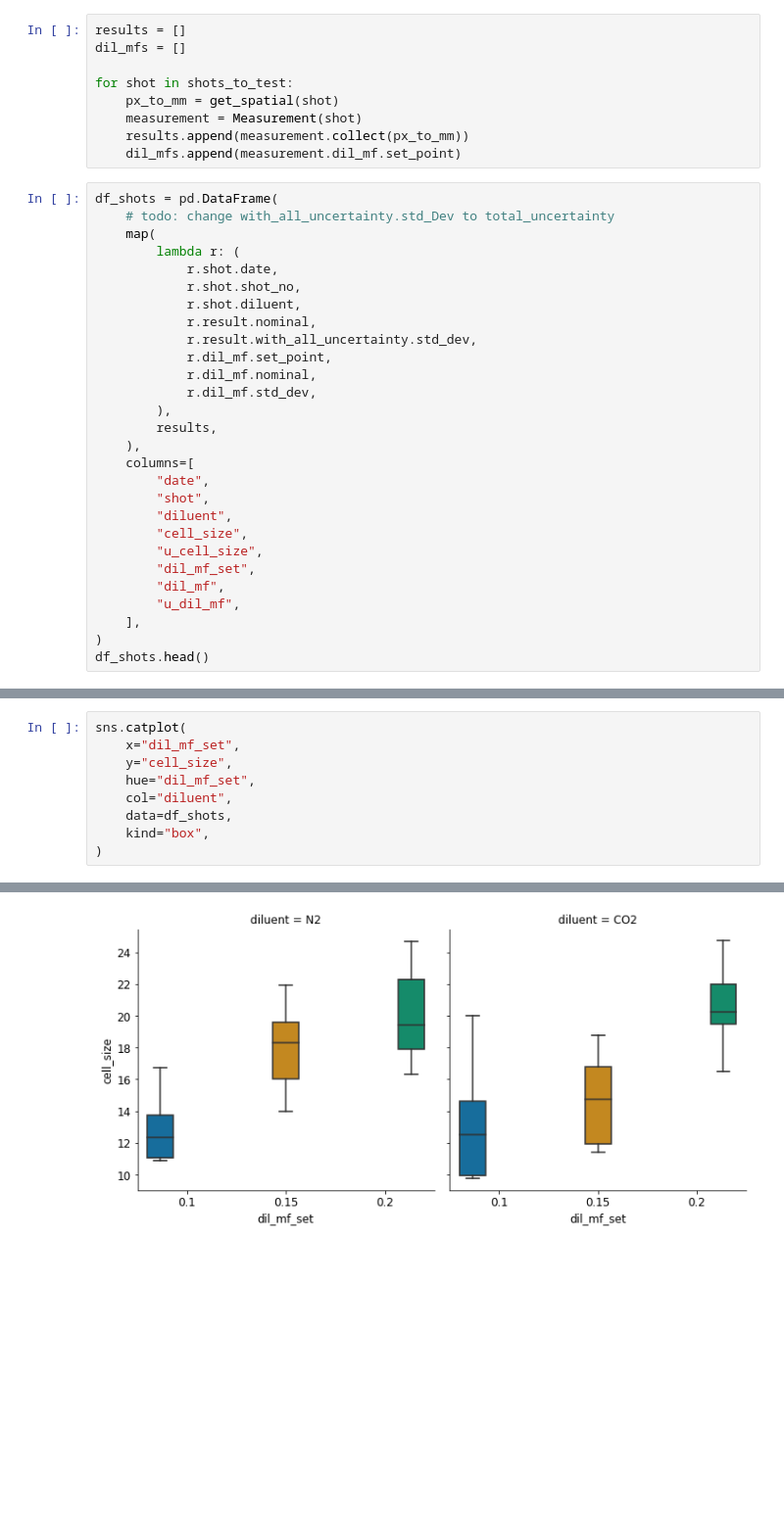
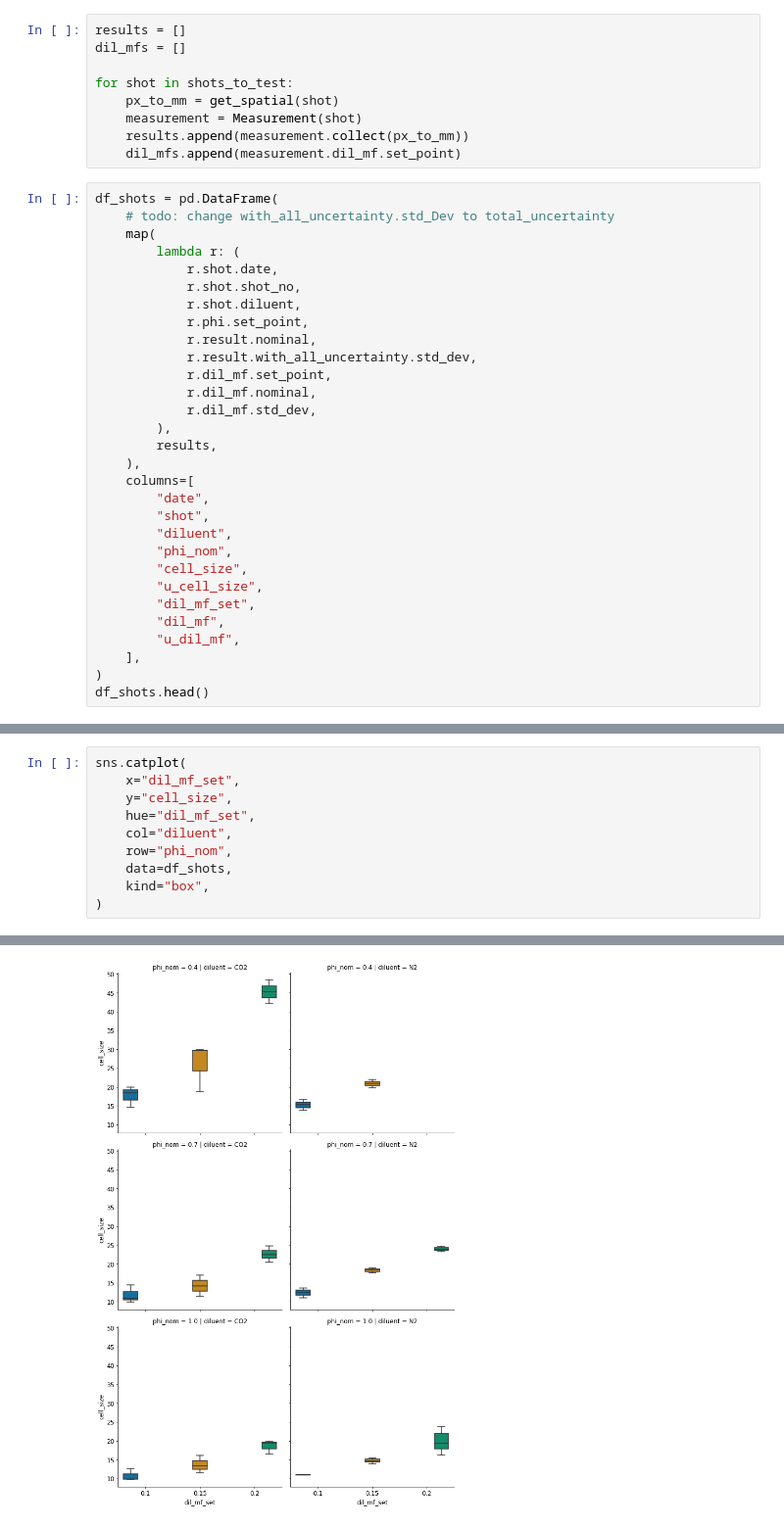
Before and after one commit to scramjetFoam/DetResearch, a Jupyter notebook: scripts/simulation_measurement_comparison/Updated measurement.ipynb, the cells around one changed output, grey strips where cells are left out. Shown at 98% size. Drawn from its saved outputs; the diff is of its cells as text; blank space fills up the shorter version.

```diff
--- a/scripts/simulation_measurement_comparison/Updated measurement.ipynb
+++ b/scripts/simulation_measurement_comparison/Updated measurement.ipynb
@@ -309,6 +318,7 @@ df_shots = pd.DataFrame(
             r.shot.date,
             r.shot.shot_no,
             r.shot.diluent,
+            r.phi.set_point,
             r.result.nominal,
             r.result.with_all_uncertainty.std_dev,
             r.dil_mf.set_point,
@@ -321,6 +331,7 @@ df_shots = pd.DataFrame(
         "date",
         "shot",
         "diluent",
+        "phi_nom",
         "cell_size",
         "u_cell_size",
         "dil_mf_set",
@@ -471,13 +515,14 @@ for diluent, df_diluent in df_shots.groupby("diluent"):
 # %%
 sns.catplot(
     x="dil_mf_set",
     y="cell_size",
     hue="dil_mf_set",
     col="diluent",
+    row="phi_nom",
     data=df_shots,
     kind="box",
 )
 # %% [output]
 <seaborn.axisgrid.FacetGrid at 0x...>
-[figure, old version]
+[figure, new version]
 # %%
```
Also changed, not shown: parts of 9 cells of this notebook, 8 other files.
